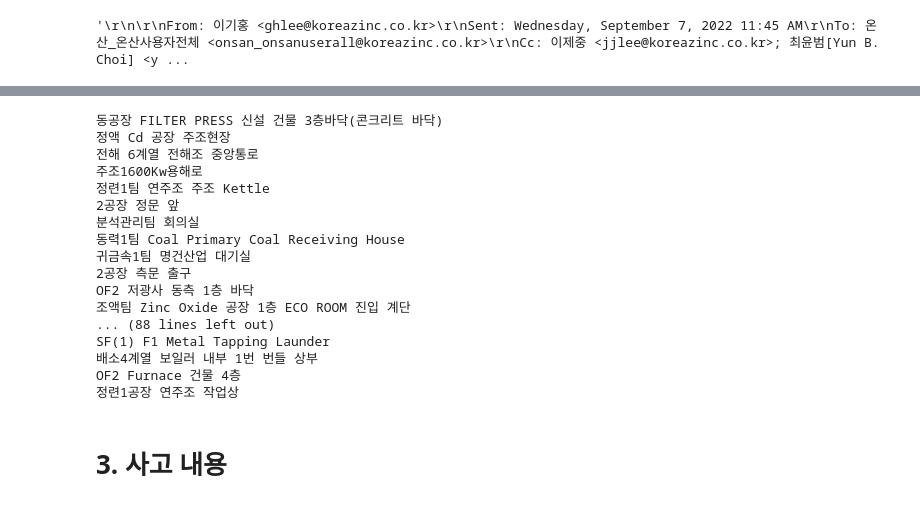
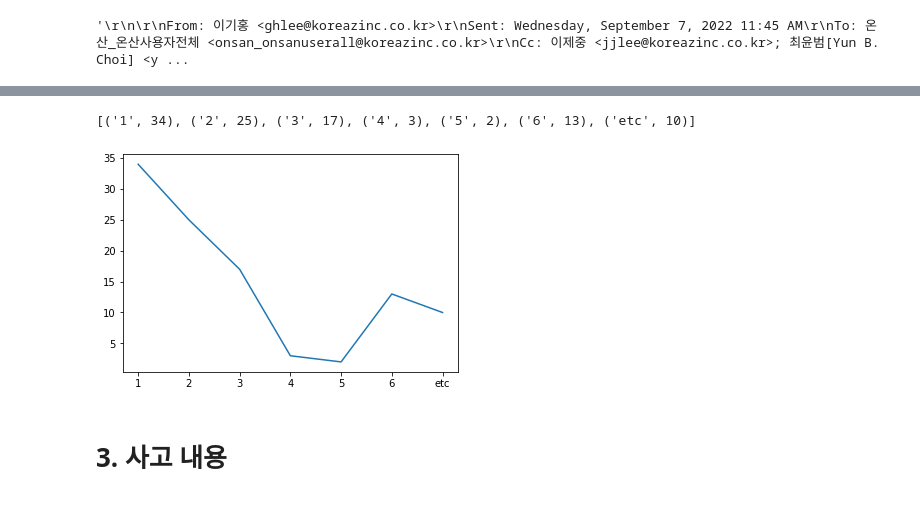
Before and after one commit to SonChungMan/KZ-Repository, a Jupyter notebook: accidents.ipynb, the cells around one changed output, grey strips where cells are left out. Saved outputs shown, nothing was run; the diff lists cells and outputs as text; code cells hidden in the pictures.

```diff
--- a/accidents.ipynb
+++ b/accidents.ipynb
@@ -192,28 +259,57 @@ for i in range(len(splitlist1)):
 # %%
 # 전부 strip 처리
+locationlist = []
 for i in range(len(splitlist1)):
     for j in range(len(splitlist1[i])):
         splitlist1[i][j] = splitlist1[i][j].strip()
     # 장소
-    print(splitlist1[i][1])
+    locationlist.append(splitlist1[i][1].split()[0])
-# %% [output]
-동공장 FILTER PRESS 신설 건물 3층바닥(콘크리트 바닥)
-정액 Cd 공장 주조현장
-전해 6계열 전해조 중앙통로
-주조1600Kw용해로
-정련1팀 연주조 주조 Kettle
-2공장 정문 앞
-분석관리팀 회의실
-동력1팀 Coal Primary Coal Receiving House
-귀금속1팀 명건산업 대기실
-2공장 측문 출구
-OF2 저광사 동측 1층 바닥
-조액팀 Zinc Oxide 공장 1층 ECO ROOM 진입 계단
-... (88 lines left out)
-SF(1) F1 Metal Tapping Launder
-배소4계열 보일러 내부 1번 번들 상부
-OF2 Furnace 건물 4층
-정련1공장 연주조 작업상
+# %%
+# 공장 별 팀 딕셔너리
+factory = {1:['전해', '조액', '정액', '분석관리'],
+           2:['동력', '귀금속', '정수', '정련', '제련'],
+           3:['동박', '배소', '동전해', '주조'],
+           4:['연황산', '반도체황산', '아연', '연정련'],
+           5:['부두', '저광사', '주조'],
+           6:['OF', 'SF']}
+# %%
+# 팀 이름으로 시작하면 공장 이름으로 대체하기
+for i in range(104):
+    for j in range(1,7):
+        for k in factory[j]:
+            if k in locationlist[i]:
+                locationlist[i] = str(j)
+
+# 공장 이름으로 시작하면 공장명만 남기기(1공장 -> 1)
+for i in range(104):
+    if '공장' in locationlist[i]:
+        locationlist[i] = locationlist[i].strip('공장')
+# %%
+# 리스트 카운트하는 딕셔너리
+locationdic = {x:locationlist.count(x) for x in locationlist}
+locationdic['etc'] = 0
+LDcopy = locationdic.copy()
+
+# 1~6공장 제외는 etc 처리
+for i in LDcopy.keys():
+    if i not in ['1','2','3','4','5','6','etc']:
+        locationdic['etc'] = locationdic['etc'] + locationdic[i]
+        del locationdic[i]
+
+LD = sorted(locationdic.items())    # dict가 아닌 dict.items()를 sorted해야 함 -> (k,v) 리스트 반환
+LD
+# %% [output]
+[('1', 34), ('2', 25), ('3', 17), ('4', 3), ('5', 2), ('6', 13), ('etc', 10)]
+# %%
+# 공장 별 사고 발생 횟수
+x, y = zip(*LD)  # * : unpacking
+plt.plot(x, y)
+plt.show()
+
+# 대체적으로 인원 수에 비례하는 사고 빈도
+# 공장별 정확한 인원, etc로 분류된 것들 정확한 배치를 통해 develop 가능할 것
+# %% [output]
+[figure, added]
 # %% [markdown]
 # 3. 사고 내용
 # %%
```
Also changed, not shown: parts of 8 cells of this notebook, 2 other files.
